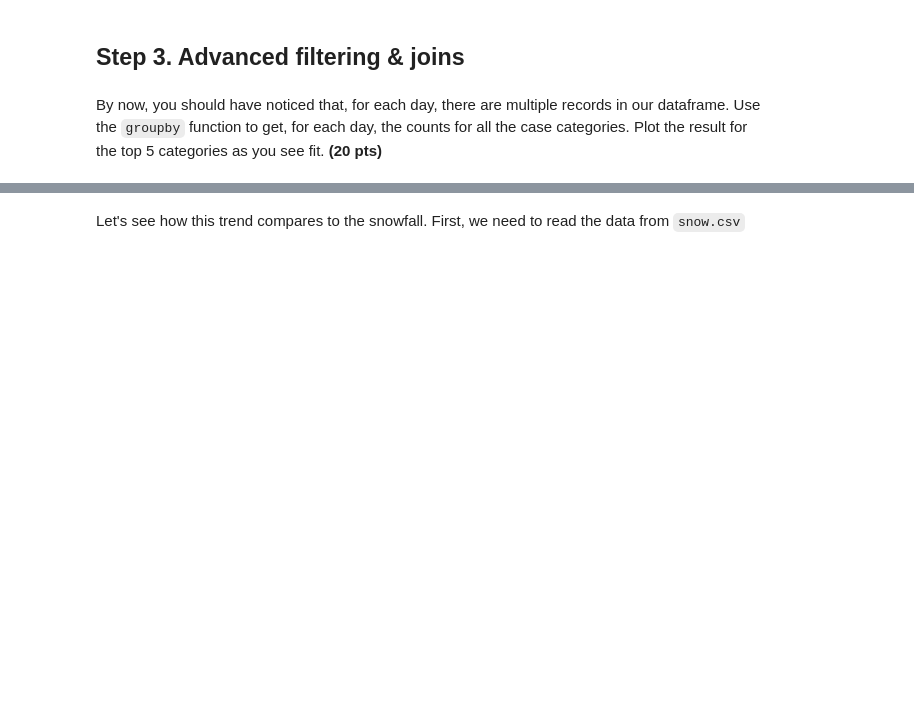
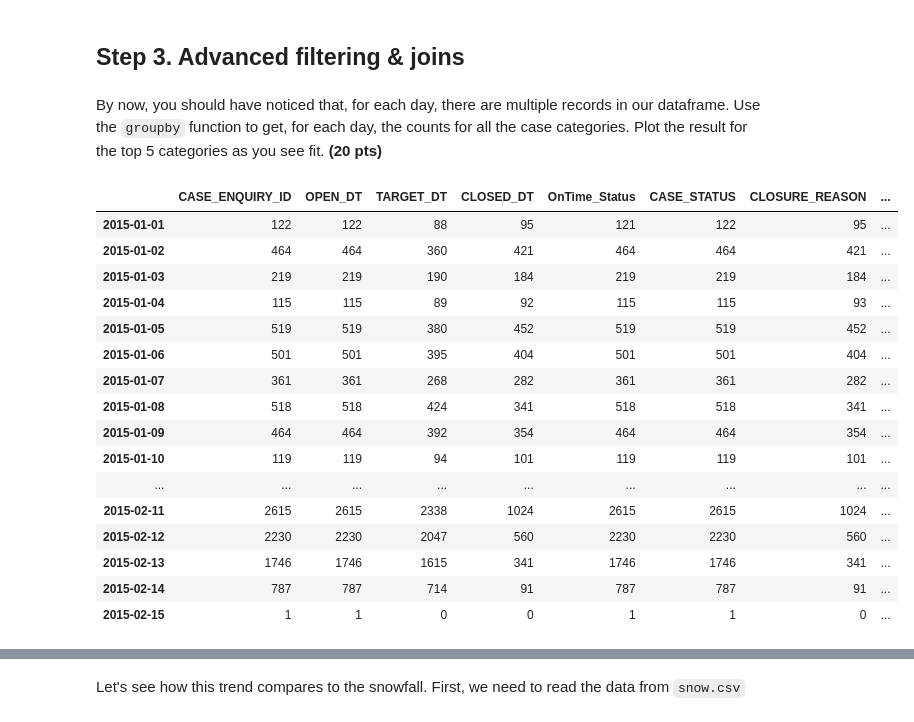
Before and after one commit to ctran25/spring-2015-homeworks, a Jupyter notebook: submissions/Homework-2/2.Pandas-in-Boston.ipynb, the cells around one changed output, grey strips where cells are left out. Saved outputs shown, nothing was run; the diff lists cells and outputs as text; code cells hidden in the pictures; blank space fills up the shorter version.

```diff
--- a/submissions/Homework-2/2.Pandas-in-Boston.ipynb
+++ b/submissions/Homework-2/2.Pandas-in-Boston.ipynb
@@ -273,7 +273,26 @@ snow.neighborhood.value_counts().plot('barh')
 By now, you should have noticed that, for each day, there are multiple records in our dataframe. Use the `groupby` function to get, for each day, the counts for all the case categories. Plot the result for the top 5 categories as you see fit. **(20 pts)**
 # %%
 # Write your code here
-days = {}
-for d, d_data in boston.groupby("OPEN_DT"):
-    days[d] = d_data.CASE_TITLE.value_counts()
+# days = {}
+# for d, d_data in boston.groupby("OPEN_DT"):
+#     days[d] = d_data.CASE_TITLE.value_counts()
+# boston.info()
+boston.groupby(boston.OPEN_DT.dt.date).count()
 # %% [output]
+|  | CASE_ENQUIRY_ID | OPEN_DT | TARGET_DT | CLOSED_DT | OnTime_Status | CASE_STATUS | CLOSURE_REASON | ... |
+| 2015-01-01 | 122 | 122 | 88 | 95 | 121 | 122 | 95 | ... |
+| 2015-01-02 | 464 | 464 | 360 | 421 | 464 | 464 | 421 | ... |
+| 2015-01-03 | 219 | 219 | 190 | 184 | 219 | 219 | 184 | ... |
+| 2015-01-04 | 115 | 115 | 89 | 92 | 115 | 115 | 93 | ... |
+| 2015-01-05 | 519 | 519 | 380 | 452 | 519 | 519 | 452 | ... |
+| 2015-01-06 | 501 | 501 | 395 | 404 | 501 | 501 | 404 | ... |
+| 2015-01-07 | 361 | 361 | 268 | 282 | 361 | 361 | 282 | ... |
+| 2015-01-08 | 518 | 518 | 424 | 341 | 518 | 518 | 341 | ... |
+| 2015-01-09 | 464 | 464 | 392 | 354 | 464 | 464 | 354 | ... |
+| 2015-01-10 | 119 | 119 | 94 | 101 | 119 | 119 | 101 | ... |
+| ... | ... | ... | ... | ... | ... | ... | ... | ... |
+| 2015-02-11 | 2615 | 2615 | 2338 | 1024 | 2615 | 2615 | 1024 | ... |
+| 2015-02-12 | 2230 | 2230 | 2047 | 560 | 2230 | 2230 | 560 | ... |
+| 2015-02-13 | 1746 | 1746 | 1615 | 341 | 1746 | 1746 | 341 | ... |
+| 2015-02-14 | 787 | 787 | 714 | 91 | 787 | 787 | 91 | ... |
+| 2015-02-15 | 1 | 1 | 0 | 0 | 1 | 1 | 0 | ... |
```
Also changed, not shown: parts of 3 cells of this notebook.
